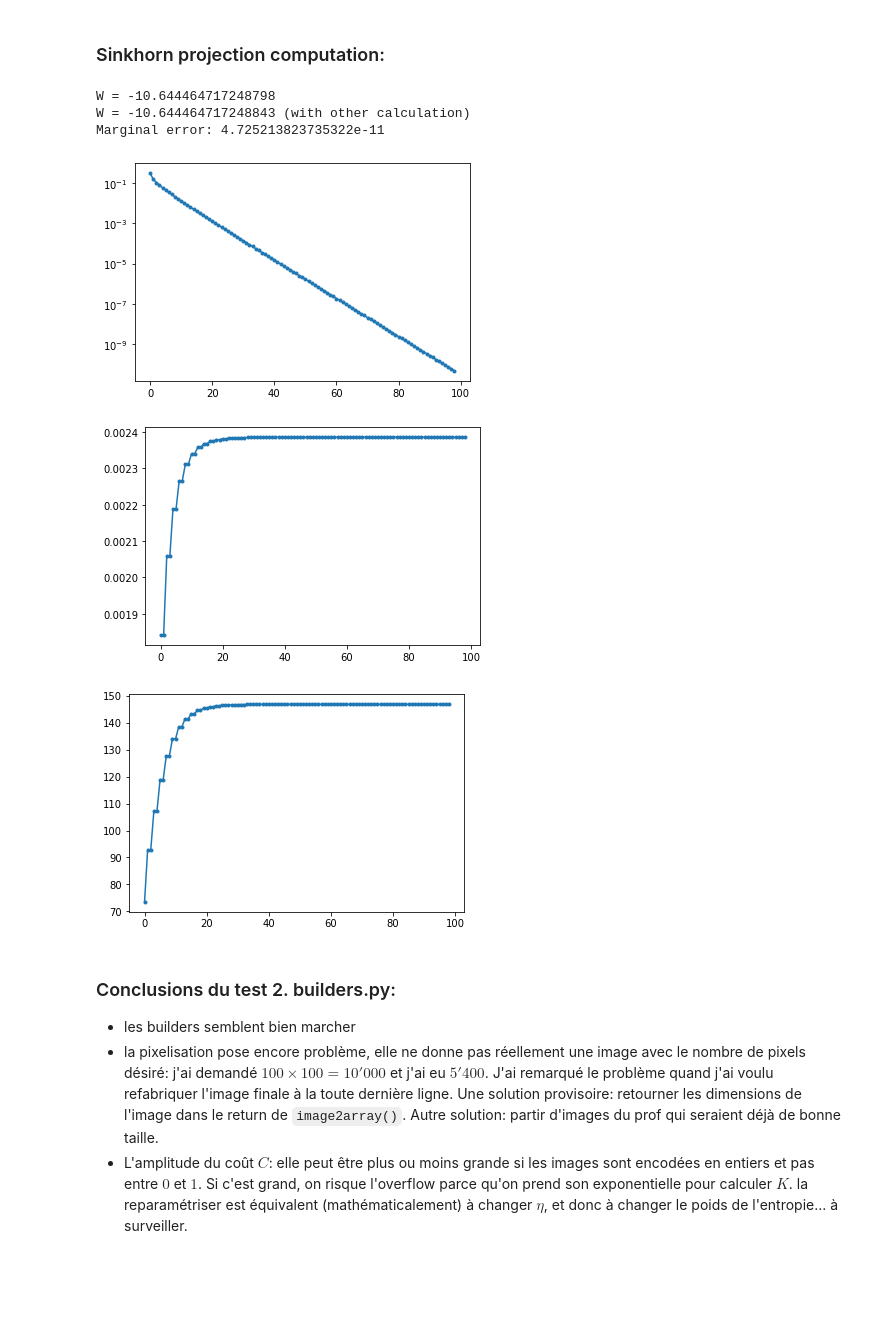
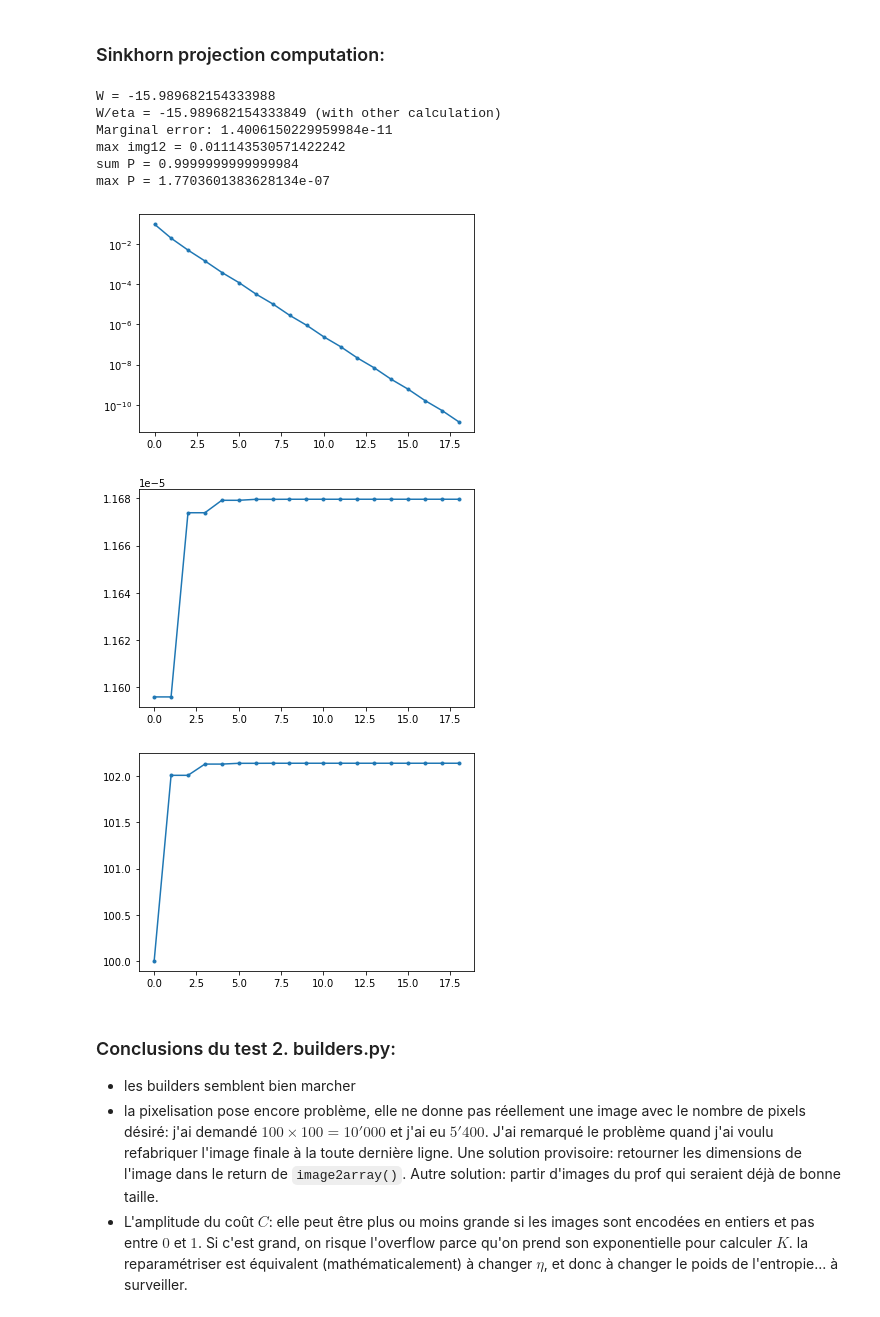
Before and after one commit to Benoit-Muller/Low_Rank_Approximation_Techniques_Project, a Jupyter notebook: tests.ipynb, the cells around one changed output. Saved outputs shown, nothing was run; the diff lists cells and outputs as text; code cells hidden in the pictures; blank space fills up the shorter version.

Commit message:
adapté test.ipynb
adapté test 2. pour les nouvelles images

```diff
--- a/tests.ipynb
+++ b/tests.ipynb
@@ -95,10 +92,13 @@ img2.convert('RGB').save('ged_small_025_small.jpg')
 ...en faire une fonction? On a juste besoin des fichiers alors peut être pas nécessaire.
 ### Initialisation des variables:
 # %%
-img1 = image2array('chihiro_small_032_small.jpg')
-img2 = image2array('ged_small_025_small.jpg')
-C,m1,m2 = array2cost(img1,img2)
-C=C/10 # pour pas qu'il soit trop grand.
+N = 100 # largeur de l'image (=longeur)
+n = N^2 # nombre de pixels
+img1 = image2array('img1_'+str(N)+'.jpg')
+img2 = image2array('img2_'+str(N)+'.jpg')
+img3 = image2array('img3_'+str(N)+'.jpg')
+C, m1, m2 = array2cost(img1, img2)
+C = C/100 # pour pas qu'il soit trop grand.
 eta = 1
 Kmat = np.exp(-eta*C)
 def K(v):
@@ -114,25 +114,32 @@ u,v,W,norm_u,norm_v,err = sinkhorn(K,Kt,m1,m2,delta,maxtime=10)
 P = u*Kmat*v.T
 # Objective function:
 Wbis = np.sum(C*P) - 1/eta * np.sum(P * np.log(1/P))
-# Display evolution:
-print("W =",W)
-print("W =",Wbis,"(with other calculation)")
-print("Marginal error:",err[-1])
-plt.semilogy(err,".-")
-plt.figure()
-plt.plot(norm_u,".-")
-plt.figure()
-plt.plot(norm_v,".-")
-# Compute resulting image
-img3=transfer_color(P,img1)
-# array2image('chihiro_small_032_small_newcolor.jpg', img3) #problem
-# %% [output]
-W = -10.644464717248798
-W = -10.644464717248843 (with other calculation)
-Marginal error: 4.725213823735322e-11
-[figure, removed]
-[figure, removed]
-[figure, removed]
+# %%
+# Display evolution:
+print("W =",W)
+print("W/eta =",Wbis,"(with other calculation)")
+print("Marginal error:",err[-1])
+plt.semilogy(err,".-")
+plt.figure()
+plt.plot(norm_u,".-")
+plt.figure()
+plt.plot(norm_v,".-")
+# Compute resulting image
+img12=transfer_color(P,img1)
+array2image('img12.jpg', img12)
+print("max img12 =",np.max(img12))
+print("sum P =",np.sum(P))
+print("max P =",np.max(P))
+# %% [output]
+W = -15.989682154333988
+W/eta = -15.989682154333849 (with other calculation)
+Marginal error: 1.4006150229959984e-11
+max img12 = 0.011143530571422242
+sum P = 0.9999999999999984
+max P = 1.7703601383628134e-07
+[figure, added]
+[figure, added]
+[figure, added]
 # %% [markdown]
 ### Conclusions du test 2. builders.py:
 - les builders semblent bien marcher
```
Also changed, not shown: parts of 1 cell of this notebook, 2 other files.
